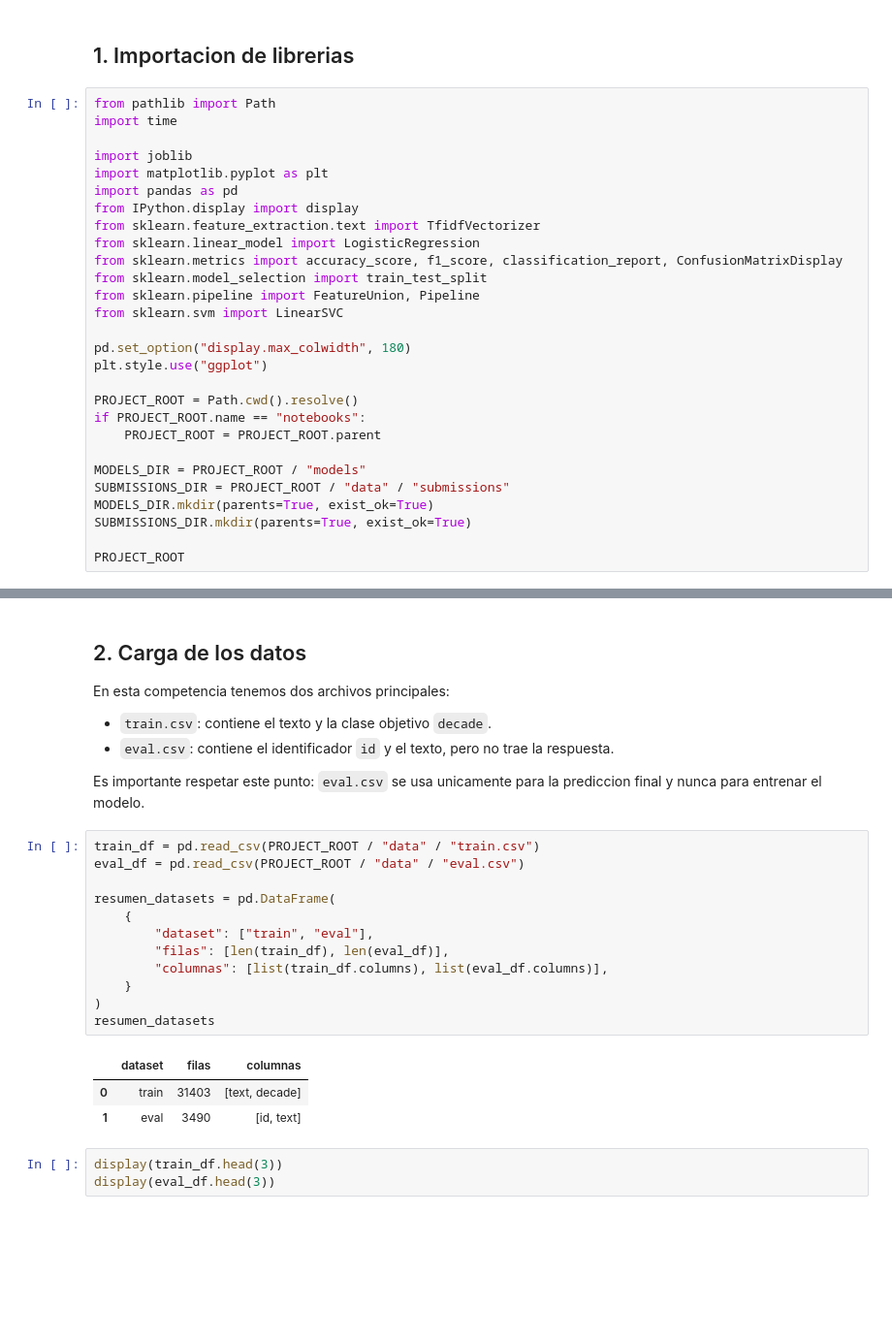
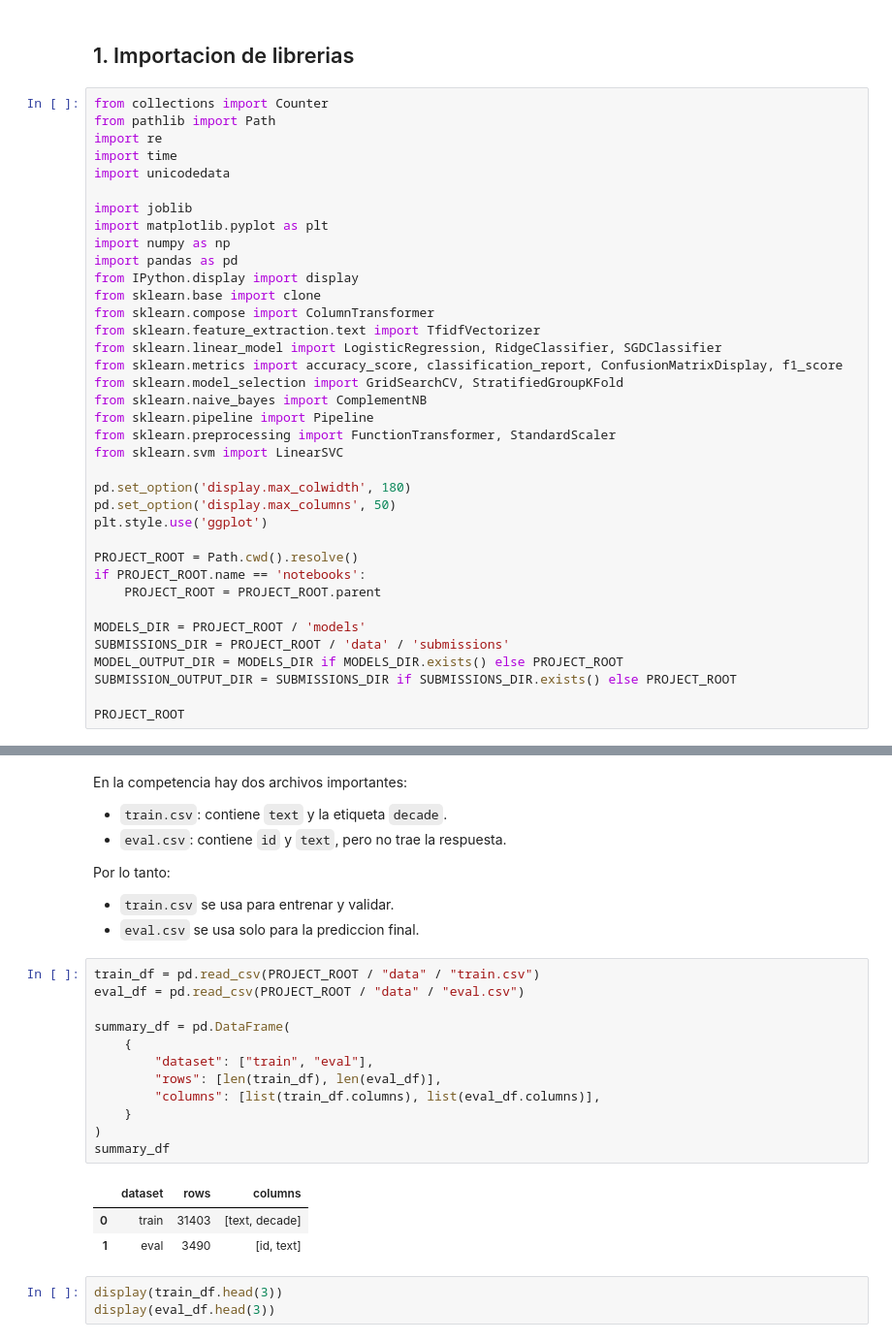
Before and after one commit to jebriceno2/Proyecto-Machine_learning, a Jupyter notebook: notebooks/proyecto_final.ipynb, the cells around one changed output, grey strips where cells are left out. Shown at 97% size. Cells and saved outputs as stored; diff of their text form; blank space fills up the shorter version.

```diff
--- a/notebooks/proyecto_final.ipynb
+++ b/notebooks/proyecto_final.ipynb
@@ -30,31 +18,40 @@ Por defecto ambas quedan en `False` para que `Run All` sea mas manejable.
 # %% [markdown]
 ## 1. Importacion de librerias
 # %%
+from collections import Counter
 from pathlib import Path
+import re
 import time
+import unicodedata
 
 import joblib
 import matplotlib.pyplot as plt
+import numpy as np
 import pandas as pd
 from IPython.display import display
+from sklearn.base import clone
+from sklearn.compose import ColumnTransformer
 from sklearn.feature_extraction.text import TfidfVectorizer
-from sklearn.linear_model import LogisticRegression
-from sklearn.metrics import accuracy_score, f1_score, classification_report, ConfusionMatrixDisplay
-from sklearn.model_selection import train_test_split
-from sklearn.pipeline import FeatureUnion, Pipeline
+from sklearn.linear_model import LogisticRegression, RidgeClassifier, SGDClassifier
+from sklearn.metrics import accuracy_score, classification_report, ConfusionMatrixDisplay, f1_score
+from sklearn.model_selection import GridSearchCV, StratifiedGroupKFold
+from sklearn.naive_bayes import ComplementNB
+from sklearn.pipeline import Pipeline
+from sklearn.preprocessing import FunctionTransformer, StandardScaler
 from sklearn.svm import LinearSVC
 
-pd.set_option("display.max_colwidth", 180)
-plt.style.use("ggplot")
+pd.set_option('display.max_colwidth', 180)
+pd.set_option('display.max_columns', 50)
+plt.style.use('ggplot')
 
 PROJECT_ROOT = Path.cwd().resolve()
-if PROJECT_ROOT.name == "notebooks":
+if PROJECT_ROOT.name == 'notebooks':
     PROJECT_ROOT = PROJECT_ROOT.parent
 
-MODELS_DIR = PROJECT_ROOT / "models"
-SUBMISSIONS_DIR = PROJECT_ROOT / "data" / "submissions"
-MODELS_DIR.mkdir(parents=True, exist_ok=True)
-SUBMISSIONS_DIR.mkdir(parents=True, exist_ok=True)
+MODELS_DIR = PROJECT_ROOT / 'models'
+SUBMISSIONS_DIR = PROJECT_ROOT / 'data' / 'submissions'
+MODEL_OUTPUT_DIR = MODELS_DIR if MODELS_DIR.exists() else PROJECT_ROOT
+SUBMISSION_OUTPUT_DIR = SUBMISSIONS_DIR if SUBMISSIONS_DIR.exists() else PROJECT_ROOT
 
 PROJECT_ROOT
 # %% [output]
@@ -109,26 +150,27 @@ pd.DataFrame(
 # %% [markdown]
-## 2. Carga de los datos
+En la competencia hay dos archivos importantes:
 
-En esta competencia tenemos dos archivos principales:
+- `train.csv`: contiene `text` y la etiqueta `decade`.
+- `eval.csv`: contiene `id` y `text`, pero no trae la respuesta.
 
-- `train.csv`: contiene el texto y la clase objetivo `decade`.
-- `eval.csv`: contiene el identificador `id` y el texto, pero no trae la respuesta.
+Por lo tanto:
 
-Es importante respetar este punto: `eval.csv` se usa unicamente para la prediccion final y nunca para entrenar el modelo.
+- `train.csv` se usa para entrenar y validar.
+- `eval.csv` se usa solo para la prediccion final.
 # %%
 train_df = pd.read_csv(PROJECT_ROOT / "data" / "train.csv")
 eval_df = pd.read_csv(PROJECT_ROOT / "data" / "eval.csv")
 
-resumen_datasets = pd.DataFrame(
+summary_df = pd.DataFrame(
     {
         "dataset": ["train", "eval"],
-        "filas": [len(train_df), len(eval_df)],
-        "columnas": [list(train_df.columns), list(eval_df.columns)],
+        "rows": [len(train_df), len(eval_df)],
+        "columns": [list(train_df.columns), list(eval_df.columns)],
     }
 )
-resumen_datasets
+summary_df
 # %% [output]
-|  | dataset | filas | columnas |
+|  | dataset | rows | columns |
 | 0 | train | 31403 | [text, decade] |
 | 1 | eval | 3490 | [id, text] |
 # %%
```
Also changed, not shown: parts of 107 cells of this notebook, 1 other file.
